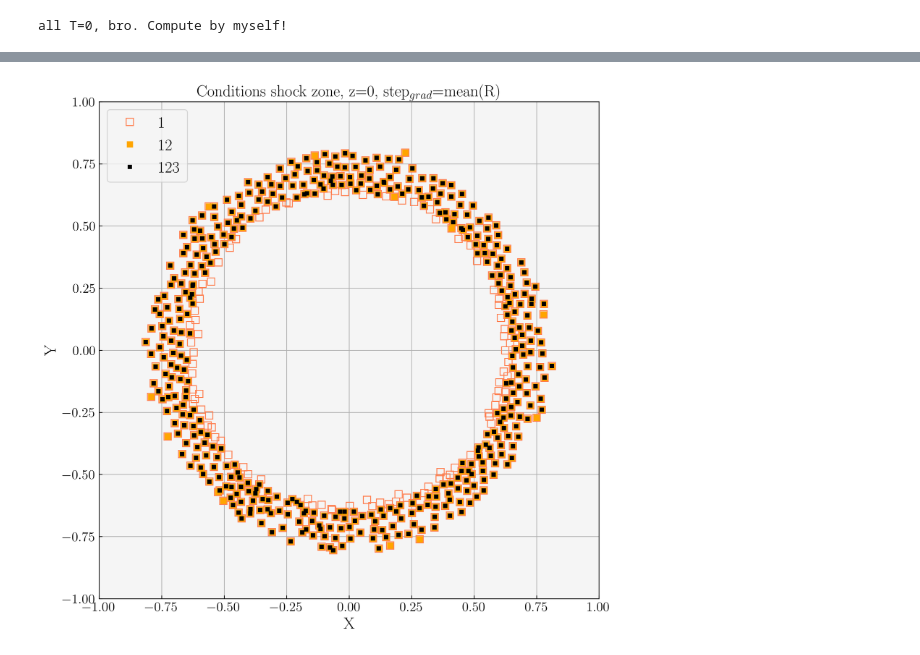
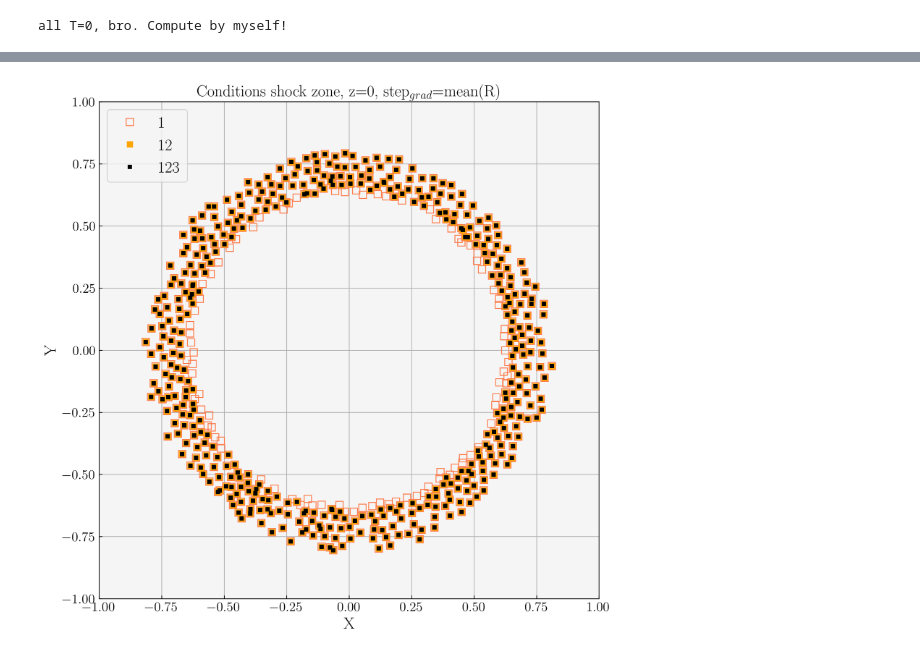
Before and after one commit to rich-tde/tde_wind, a Jupyter notebook: shock_zone.ipynb, the cells around one changed output, grey strips where cells are left out. Saved outputs shown, nothing was run; the diff lists cells and outputs as text; code cells hidden in the pictures.

```diff
--- a/shock_zone.ipynb
+++ b/shock_zone.ipynb
@@ -21,6 +24,16 @@ def pressure_bump(mach, gamma):
     """ P_post/ P_pre shock according to RH conditions."""
     Pbump = (2 * gamma * mach**2 - (gamma-1)) / (gamma+1)
     return Pbump
+
+def search_delta(X, Y, Z, point, dim_cell):
+    x_point = point[0]
+    y_point = point[1]
+    z_point = point[2]
+
+    _, _ , dist= k3match.cartesian(X, Y, Z, x_point, y_point, z_point, 2.5*dim_cell)
+    delta = np.mean(dist)
+
+    return delta
 
 def shock_direction(sim_tree, X, Y, Z, Temp, point, delta):
     """ Find shock direction according eq.(5) by Schaal14 in the point of coordinates indices idx.
@@ -78,7 +91,7 @@ def find_prepost(sim_tree, X, Y, Z, point, ds, delta, direction):
         _, idx  = sim_tree.query(new_point)
         check_point = np.array([X[idx], Y[idx], Z[idx]])
         distance = math.dist(point, check_point)
-        k += 0.2
+        k += 0.1
 
     return idx
 
@@ -128,7 +141,7 @@ def condition3(sim_tree, X, Y, Z, Press, Temp, point, ds, mach_min, gamma, delta
     else:
         return False
 
-def shock_zone(idx, divv, gradT, gradrho, cond3, check_cond = '3'):
+def shock_zone(divv, gradT, gradrho, cond3, check_cond = '3'):
     """ Find the shock zone according conditions in Sec. 2.3.2 of Schaal14.
     In order to test the code, with "check_con" you can decide if checking all or some of the conditions."""
     if check_cond == '1' or check_cond == '2':
@@ -145,12 +158,12 @@ def shock_zone(idx, divv, gradT, gradrho, cond3, check_cond = '3'):
     else:
         return False
 # %%
-sim_tree, X, Y, Z, Vol, VX, VY, VZ, Den, Press, Temp = make_tree('data_sim')
+sim_tree, X, Y, Z, Vol, VX, VY, VZ, Den, Press, Temp = make_tree(path)
 dim_cell = (3*Vol/(4*np.pi))**(1/3)
 # %% [output]
 all T=0, bro. Compute by myself!
 # %%
-choice = 'MEAN'
-step_grad = 2 * np.mean(dim_cell)
-step_zone = 2 * np.min(dim_cell)
+#choice = 'MEAN'
+#step_grad = 2 * np.mean(dim_cell)
+#step_zone = 2 * np.min(dim_cell)
 # %%
@@ -176,10 +187,13 @@ are_u_shock = np.zeros(len(X), dtype = bool)
 x_who = []
 y_who = []
 z_who = []
+idx_tree = []
 
 for i in range(len(X)):
-    # print(i)
+    print(i)
     point = np.array([X[i],Y[i],Z[i]])
+    step_grad = search_delta(X, Y, Z, point, dim_cell[i])
+    step_zone = step_grad
     gradT, ds = shock_direction(sim_tree, X, Y, Z, Temp, point, step_grad)
 
     # fondamentale!!
@@ -206,9 +220,9 @@ for i in range(len(X)):
         print('nan in div_v')
 
     cond3 = condition3(sim_tree, X, Y, Z, Press, Temp, point, ds, mach_min, gamma, step_zone)
-    shock1 = shock_zone(i, div_vel, grad_temp, grad_den, cond3, check_cond =  '1')
-    shock2 = shock_zone(i, div_vel, grad_temp, grad_den, cond3, check_cond =  '2')
-    shock = shock_zone(i, div_vel, grad_temp, grad_den, cond3, check_cond = '3')
+    shock1 = shock_zone(div_vel, grad_temp, grad_den, cond3, check_cond =  '1')
+    shock2 = shock_zone(div_vel, grad_temp, grad_den, cond3, check_cond =  '2')
+    shock = shock_zone(div_vel, grad_temp, grad_den, cond3, check_cond = '3')
     are_u_shock[i] = shock
 
     if shock1 == True:
@@ -230,4 +244,5 @@ for i in range(len(X)):
         shock_dirz.append(ds[2])
         div_shock.append(div_vel)
         T_shock.append(Temp[i])
+        idx_tree.append(i)
 # %% [output]
@@ -275,22 +306,22 @@ if save == True:
 # %%
 # Plot 3 conditions (cross section)
 
 plt.figure(figsize=(10,10))
 plt.plot(X_shock1[np.abs(Z_shock1)<0.02], Y_shock1[np.abs(Z_shock1)<0.02], 'ks', c = 'k', markerfacecolor='none', ms=8, markeredgecolor='coral', label = '1')
 plt.plot(X_shock2[np.abs(Z_shock2)<0.02], Y_shock2[np.abs(Z_shock2)<0.02], 'ks', c = 'k', markerfacecolor='orange', ms=6, markeredgecolor='orange', label = '12')
 plt.plot(X_shock[np.abs(Z_shock)<0.02], Y_shock[np.abs(Z_shock)<0.02], 'ks', c = 'k', markerfacecolor='k', ms=4, markeredgecolor='k', label = '123')
 plt.xlim(-1,1)
 plt.ylim(-1,1)
 plt.xlabel('X', fontsize = 18)
 plt.ylabel('Y', fontsize = 18)
 plt.legend(loc = 'upper left', fontsize = 18)
 plt.grid()
 plt.title(r'Conditions shock zone, z=0, step$_{grad}$=mean(R)', fontsize = 18)
-# if save == True:
-plt.savefig(f'Figs/3shockzone{choice}_conditions.png')
+if save == True:
+    plt.savefig(f'Figs/3shockzone_conditions.png')
 plt.show()
 # %% [output]
-[figure, old version]
+[figure, new version]
 # %%
 plt.figure(figsize=(10,10))
 plt.plot(X_shock[np.abs(Z_shock)<0.02], Y_shock[np.abs(Z_shock)<0.02], 'ks', c = 'k', markerfacecolor='k', ms=5, markeredgecolor='k')
```
Also changed, not shown: parts of 8 cells of this notebook, 10 other files.
